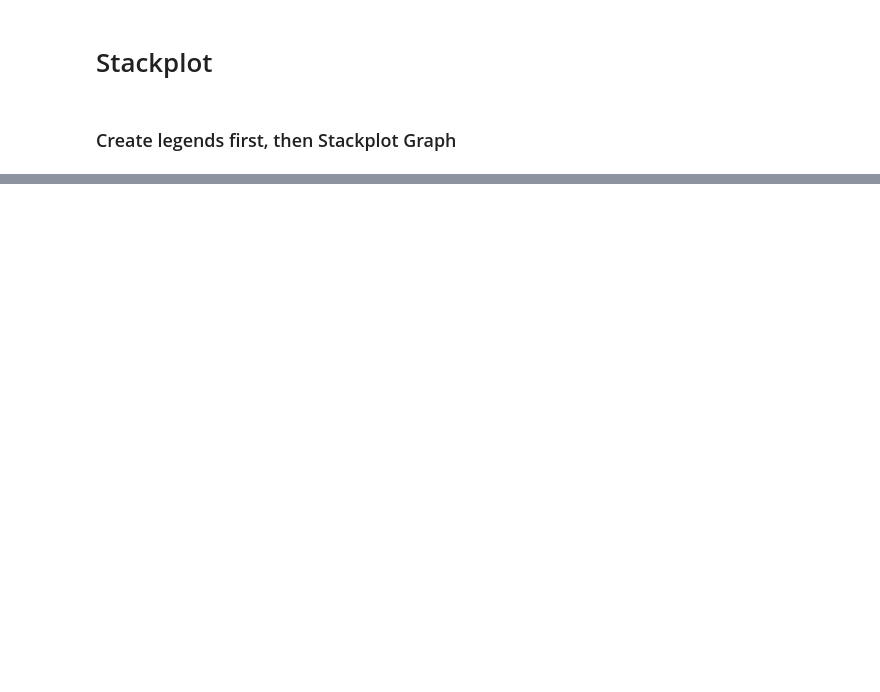
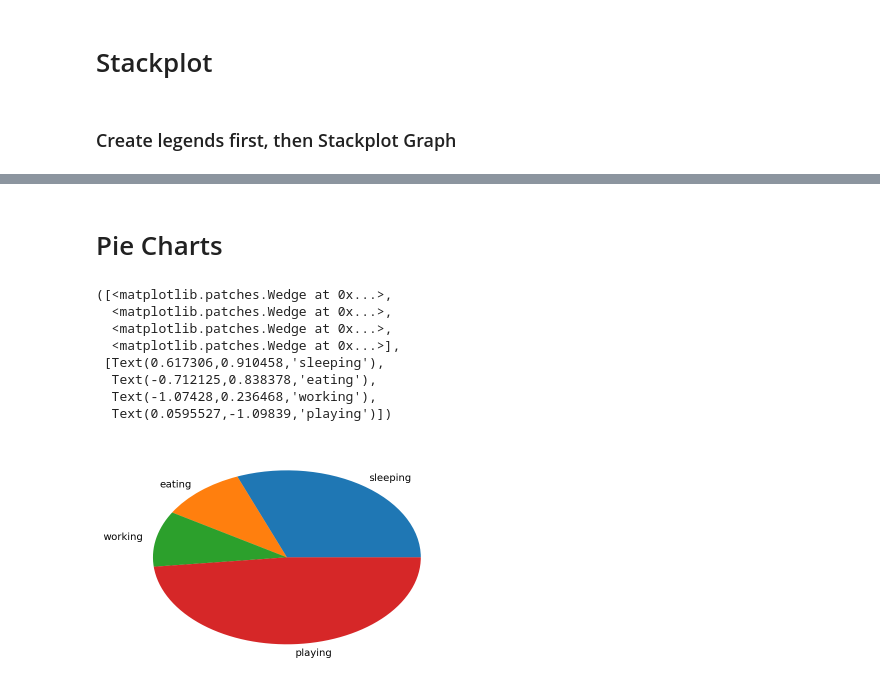
Before and after one commit to Guilehm/notebooks, a Jupyter notebook: basics_of_matplot.ipynb, the cells around one changed output, grey strips where cells are left out. Saved outputs shown, nothing was run; the diff lists cells and outputs as text; code cells hidden in the pictures; blank space fills up the shorter version.

Commit message:
Create pie chart

```diff
--- a/basics_of_matplot.ipynb
+++ b/basics_of_matplot.ipynb
@@ -42,0 +43,17 @@ Text(0.5,1,'Stackplot Graph')
+# %% [markdown]
+# Pie Charts
+# %%
+slices = [9, 3, 3, 14]
+activities = ['sleeping', 'eating', 'working', 'playing']
+# %%
+plt.pie(slices, labels=activities)
+# %% [output]
+([<matplotlib.patches.Wedge at 0x...>,
+  <matplotlib.patches.Wedge at 0x...>,
+  <matplotlib.patches.Wedge at 0x...>,
+  <matplotlib.patches.Wedge at 0x...>],
+ [Text(0.617306,0.910458,'sleeping'),
+  Text(-0.712125,0.838378,'eating'),
+  Text(-1.07428,0.236468,'working'),
+  Text(0.0595527,-1.09839,'playing')])
+[figure, added]
```
Also changed, not shown: parts of 2 cells of this notebook.
